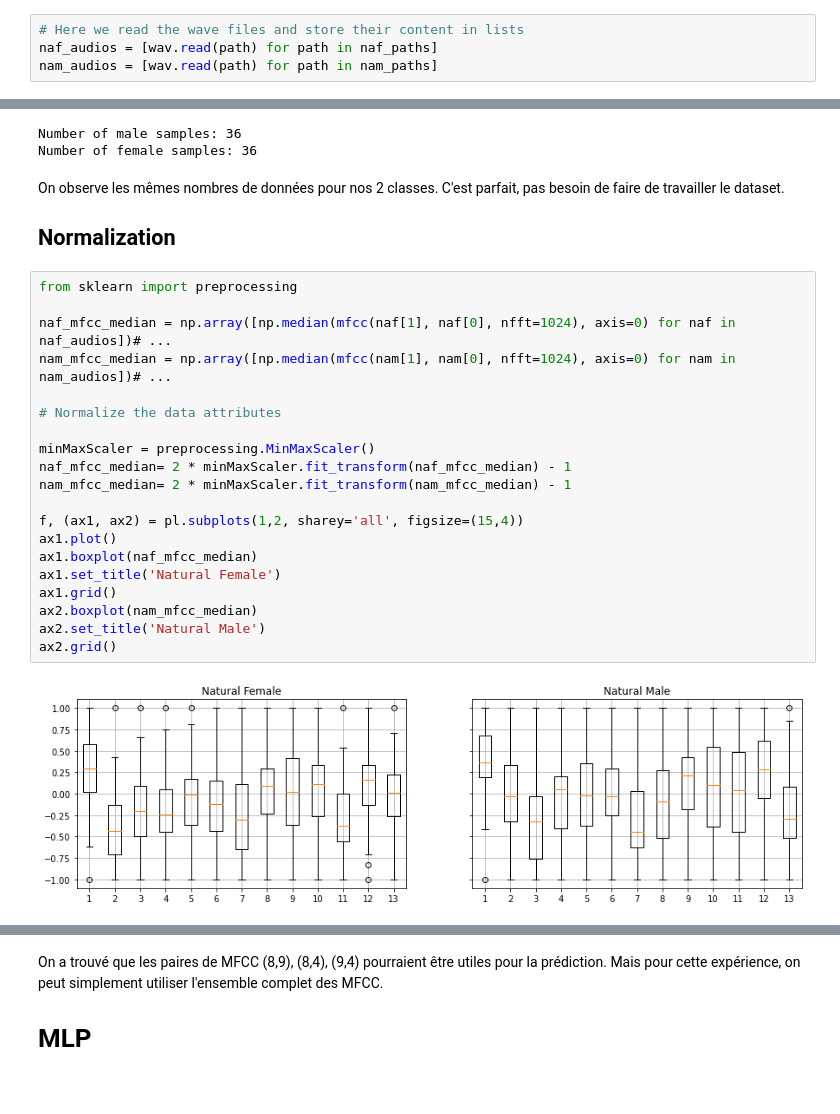
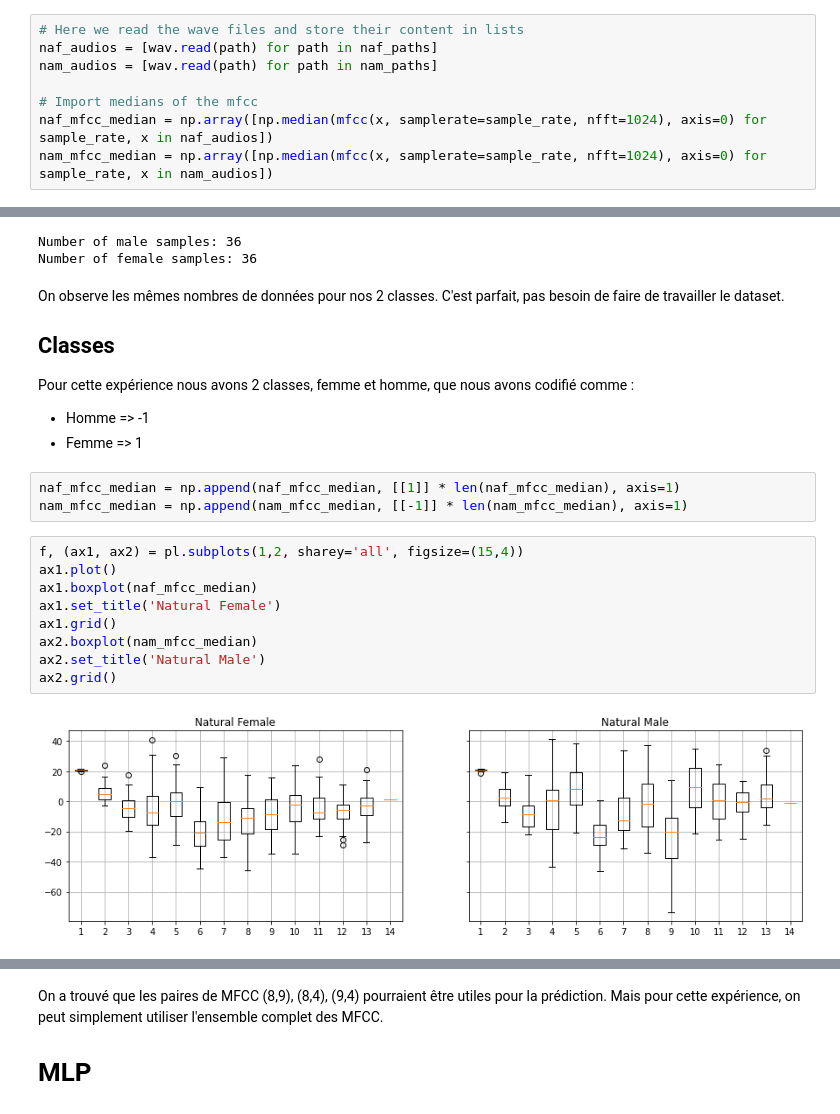
Before and after one commit to Nelson-Jnrnd/ARN_L3, a Jupyter notebook: notebooks/experience_1.ipynb, the cells around one changed output, grey strips where cells are left out. Cells and saved outputs as stored; diff of their text form.

```diff
--- a/notebooks/experience_1.ipynb
+++ b/notebooks/experience_1.ipynb
@@ -26,6 +26,10 @@ nk_paths = glob.glob(os.path.join(PATH, 'nk*.wav'))
 # Here we read the wave files and store their content in lists
 naf_audios = [wav.read(path) for path in naf_paths]
 nam_audios = [wav.read(path) for path in nam_paths]
+
+# Import medians of the mfcc
+naf_mfcc_median = np.array([np.median(mfcc(x, samplerate=sample_rate, nfft=1024), axis=0) for sample_rate, x in naf_audios])
+nam_mfcc_median = np.array([np.median(mfcc(x, samplerate=sample_rate, nfft=1024), axis=0) for sample_rate, x in nam_audios])
 # %% [markdown]
 # Analyze Data and normalization
 
@@ -39,26 +43,21 @@ Number of female samples: 36
 # %% [markdown]
 On observe les mêmes nombres de données pour nos 2 classes. C'est parfait, pas besoin de faire de travailler le dataset.
 
-## Normalization
+## Classes
+Pour cette expérience nous avons 2 classes, femme et homme, que nous avons codifié comme :
+* Homme => -1
+* Femme => 1
+# %%
+naf_mfcc_median = np.append(naf_mfcc_median, [[1]] * len(naf_mfcc_median), axis=1)
+nam_mfcc_median = np.append(nam_mfcc_median, [[-1]] * len(nam_mfcc_median), axis=1)
 # %%
-from sklearn import preprocessing
-
-naf_mfcc_median = np.array([np.median(mfcc(naf[1], naf[0], nfft=1024), axis=0) for naf in naf_audios])# ...
-nam_mfcc_median = np.array([np.median(mfcc(nam[1], nam[0], nfft=1024), axis=0) for nam in nam_audios])# ...
-
-# Normalize the data attributes
-
-minMaxScaler = preprocessing.MinMaxScaler()
-naf_mfcc_median= 2 * minMaxScaler.fit_transform(naf_mfcc_median) - 1
-nam_mfcc_median= 2 * minMaxScaler.fit_transform(nam_mfcc_median) - 1
-
 f, (ax1, ax2) = pl.subplots(1,2, sharey='all', figsize=(15,4))
 ax1.plot()
 ax1.boxplot(naf_mfcc_median)
 ax1.set_title('Natural Female')
 ax1.grid()
 ax2.boxplot(nam_mfcc_median)
 ax2.set_title('Natural Male')
 ax2.grid()
 # %% [output]
-[figure, old version]
+[figure, new version]
```
Also changed, not shown: parts of 27 cells of this notebook, 13 other files.
